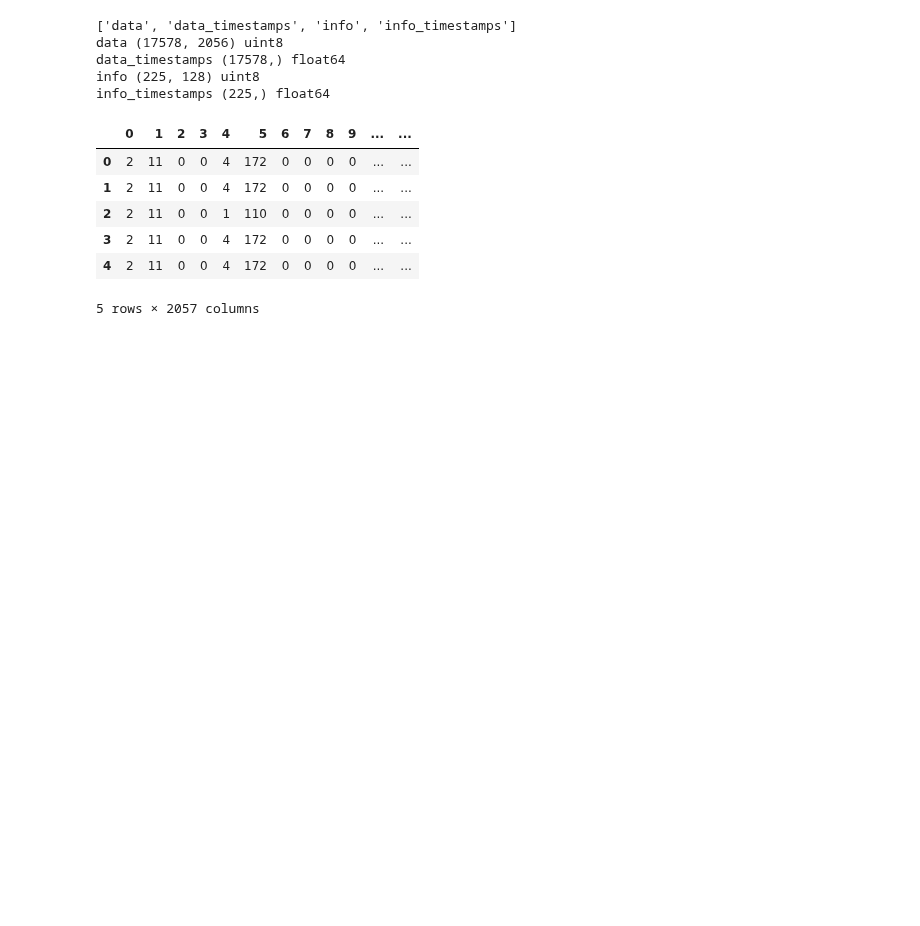
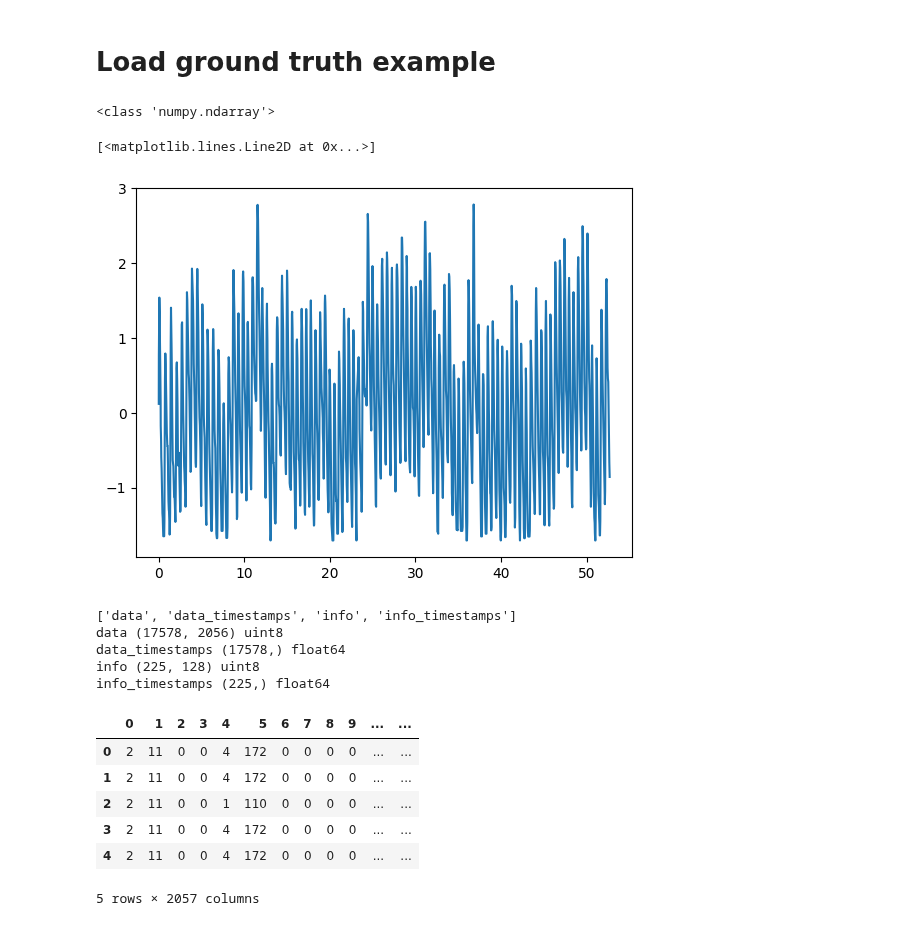
Before and after one commit to sophia-celine/rPPG, a Jupyter notebook: pilot/access_gt.ipynb, the cells around one changed output. Drawn from its saved outputs; the diff is of its cells as text; code cells hidden in the pictures; blank space fills up the shorter version.

Commit message:
accessing spo2 plot

```diff
--- a/pilot/access_gt.ipynb
+++ b/pilot/access_gt.ipynb
@@ -4,3 +6,24 @@ import h5py
+# %% [markdown]
+# Load ground truth example
+# %%
+file_path = r"C:\Users\Sophia\Documents\rPPG\pilot\ground_truth.txt"
+
+with open(file_path, "r") as f:
+    lines = f.readlines()
+
+if len(lines) < 3:
+    raise ValueError("File must contain at least 3 lines")
+
+amplitude = np.fromstring(lines[0], sep=' ')
+pulse_rate = np.fromstring(lines[1], sep=' ')
+time = np.fromstring(lines[2], sep=' ')
+# %% [output]
+<class 'numpy.ndarray'>
+# %%
+plt.plot(time, amplitude)
+# %% [output]
+[<matplotlib.lines.Line2D at 0x...>]
+[figure, added]
 # %%
 
 with h5py.File(r"C:\Users\Sophia\Documents\UTI-11-12-2025\data\10.10.10.138_20251211_16.h5", "r") as f:
```
Also changed, not shown: parts of 1 cell of this notebook, 8 other files.
